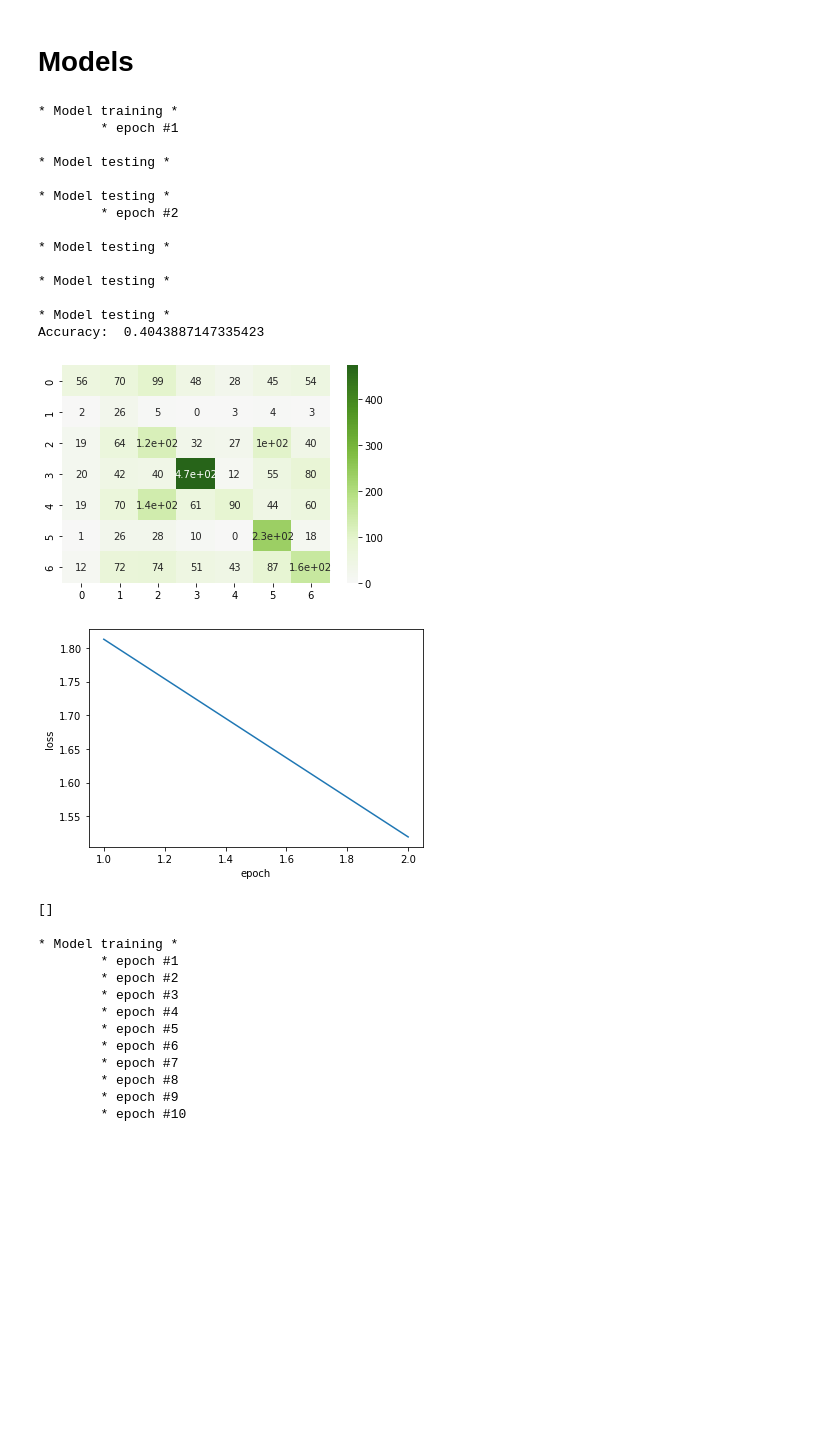
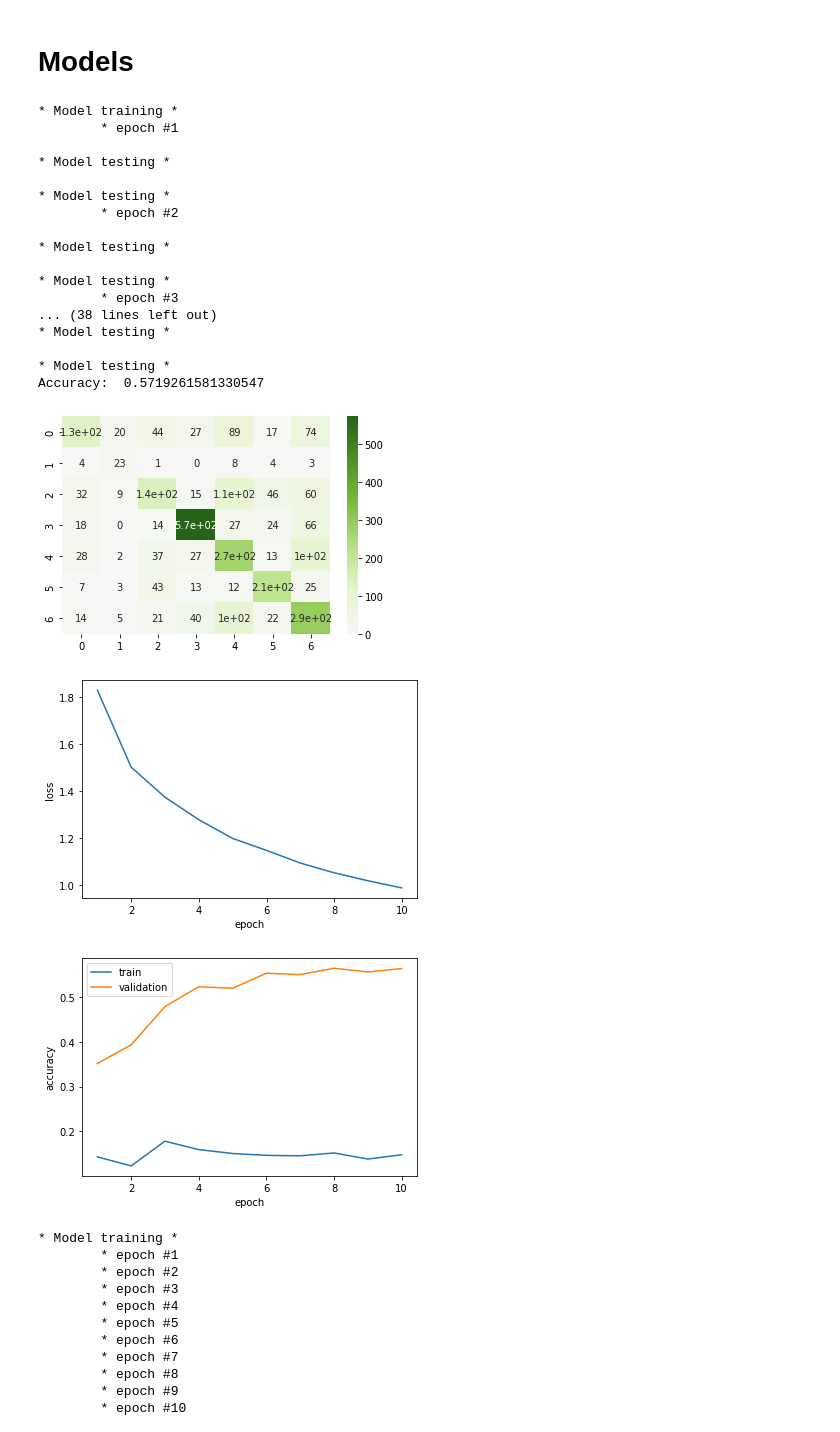
Before and after one commit to Stanislav-3/EmotionsClassifier, a Jupyter notebook: EmotionsClassifier.ipynb, the cells around one changed output. Cells and saved outputs as stored; diff of their text form; code cells hidden in the pictures; blank space fills up the shorter version.

Commit message:
Add train & val accuracy plots

```diff
--- a/EmotionsClassifier.ipynb
+++ b/EmotionsClassifier.ipynb
@@ -261,7 +261,7 @@ def test_model(model, test_loader, return_predictions=False):
 # %%
 # Training model
 def train_model(model, criterion, optimizer, scheduler, train_loader, test_loader,
-                transform, epochs=1000):
+                transform, epochs, test_step):
     print('\n* Model training * ')
 
     train_accuracy_list = []
@@ -288,8 +288,7 @@ def train_model(model, criterion, optimizer, scheduler, train_loader, test_loade
           loss_list[epoch][batch] = loss
 
         # validation
-        test_period = 1
-        if epoch % test_period == 0:
+        if epoch % test_step == 0:
           train_accuracy_list.append(test_model(model, train_loader))
           test_accuracy_list.append(test_model(model, test_loader))
           pass
@@ -310,6 +309,17 @@ def plot_loss(loss: np.array):
 
   plt.plot(x, loss)
   plt.show()
+# %%
+def plot_accuracy(train_accuracy, test_accuracy, step):
+  x = [i for i in range(1, len(train_accuracy) + 1, step)]
+
+  plt.xlabel('epoch')
+  plt.ylabel('accuracy')
+
+  plt.plot(x, train_accuracy, label='train')
+  plt.plot(x, test_accuracy, label='validation')
+  plt.legend()
+  plt.show()
 # %%
 def run_pipeline(
     X,
@@ -321,7 +331,8 @@ def run_pipeline(
     show_summary=False,
     random_state=42,
     step_size=25,
-    gamma=1):
+    gamma=1,
+    test_step=1):
 
     # Data splitting
     X_train, X_test, y_train, y_test = train_test_split(
@@ -381,13 +392,14 @@ def run_pipeline(
 
     # Training
     loss, train_acc, test_acc = train_model(net,
-                      error,
-                      optimizer,
-                      scheduler,
-                      train_loader,
-                      val_loader,
-                      transform,
-                      epochs)
+                                            error,
+                                            optimizer,
+                                            scheduler,
+                                            train_loader,
+                                            val_loader,
+                                            transform,
+                                            epochs,
+                                            test_step)
     # Testing
     accuracy, predictions = test_model(net, test_loader, return_predictions=True)
     print('Accuracy: ', accuracy)
@@ -395,32 +407,33 @@ def run_pipeline(
     # Plots
     plot_confusin_matrix(y_test, predictions)
     plot_loss(loss)
+    plot_accuracy(train_acc, test_acc, test_step)
 
     return loss, train_acc, test_acc
 # %%
 loss, train_acc, test_acc = run_pipeline(X, y, model=models.resnet18(pretrained=True), show_summary=False,
-             epochs=2, batch_size=2048, lr=0.0005)
+             epochs=10, batch_size=2048, lr=0.0005)
 # %% [output]
 * Model training *
         * epoch #1
 
 * Model testing *
 
 * Model testing *
         * epoch #2
 
 * Model testing *
 
 * Model testing *
+        * epoch #3
+... (38 lines left out)
+* Model testing *
 
 * Model testing *
-Accuracy:  0.4043887147335423
+Accuracy:  0.5719261581330547
-[figure, old version]
+[figure, new version]
-[figure, old version]
+[figure, new version]
+[figure, added]
-# %%
-test_accuracy
-# %% [output]
-[]
 # %%
 run_pipeline(X, y, model=models.resnet18(pretrained=True), show_summary=False,
              epochs=50, batch_size=2048, lr=0.0005)
```
